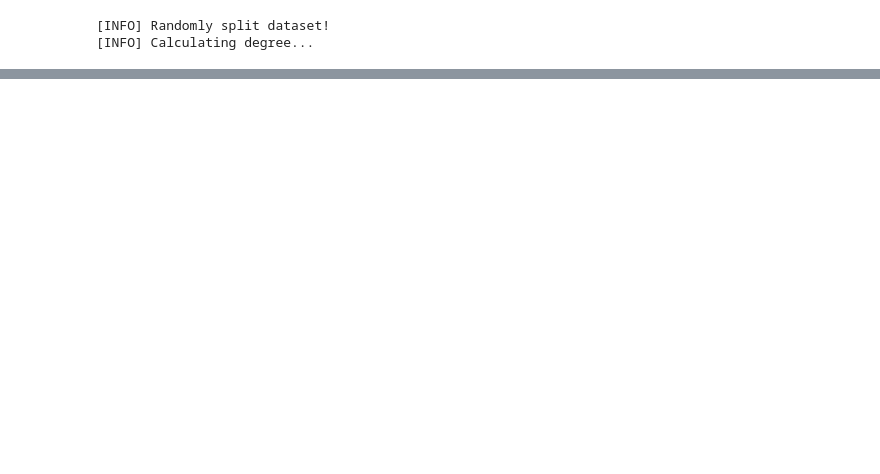
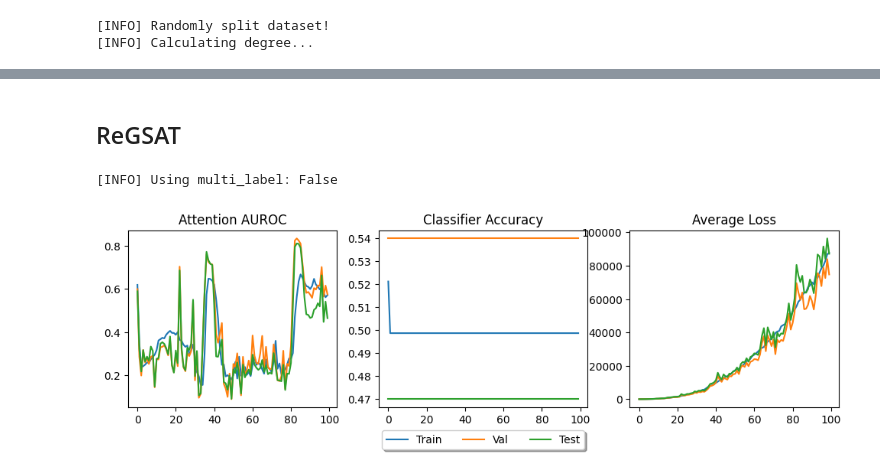
Before and after one commit to ihounie/GSAT, a Jupyter notebook: example/example.ipynb, the cells around one changed output, grey strips where cells are left out. Saved outputs shown, nothing was run; the diff lists cells and outputs as text; code cells hidden in the pictures; blank space fills up the shorter version.

Commit message:
Experiments with resilient learning

```diff
--- a/example/example.ipynb
+++ b/example/example.ipynb
@@ -127,0 +104,23 @@ load_checkpoint(gsat, model_dir, model_name=f'gsat_epoch_{best_epoch}', map_loca
+# %% [markdown]
+## ReGSAT
+# %%
+resilient_config = {
+    'dual_lr': 0.,
+    'resilient_alpha': 2.0,
+    'prox_loss_tol': 0.01,
+    'info_loss_tol': 0.2,
+    'pred_loss_coef': 0.1,
+    'info_loss_coef': 0.1
+}
+
+method_config_re_gsat = {**method_config, **resilient_config}
+
+regsat = ReGSAT(model, extractor, optimizer, scheduler, writer,
+            device, log_dir, dataset_name, num_class,
+            aux_info['multi_label'], seed, method_config_re_gsat, shared_config)
+
+metrics_re_gsat = train_model(model_config, method_config_re_gsat, regsat, loaders, dataset_name, seed, aux_info)
+plot_metrics(metrics_re_gsat)
+# %% [output]
+[INFO] Using multi_label: False
+[figure, added]
```
Also changed, not shown: parts of 12 cells of this notebook, 1 other file.
